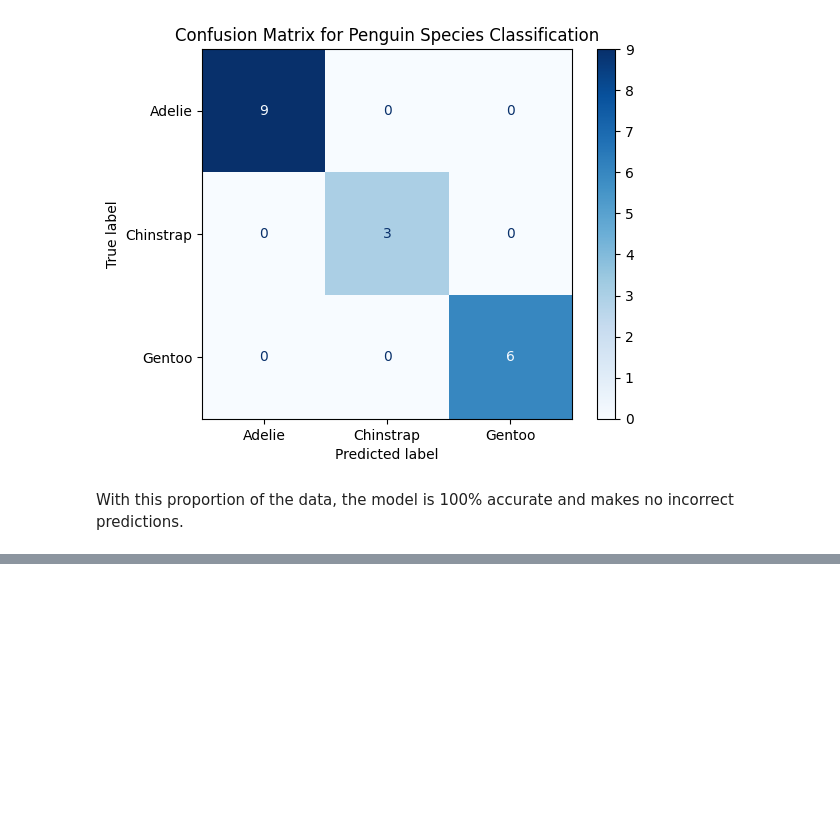
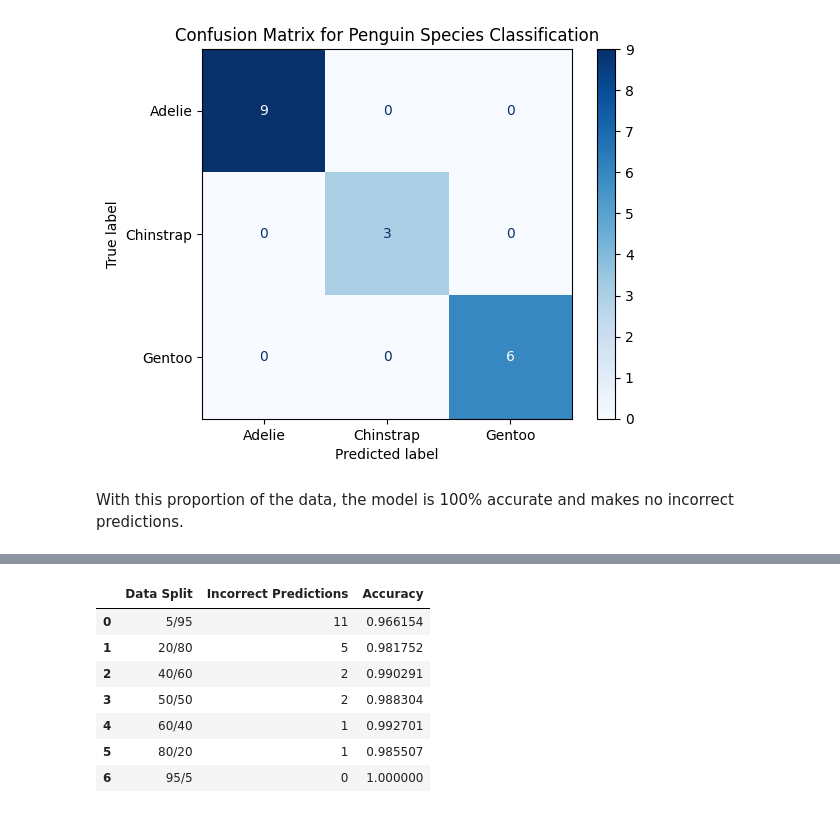
Before and after one commit to up2055783/ACT-Coursework, a Jupyter notebook: py/Q3_folder/03-question-3.ipynb, the cells around one changed output, grey strips where cells are left out. Saved outputs shown, nothing was run; the diff lists cells and outputs as text; code cells hidden in the pictures; blank space fills up the shorter version.

Commit message:
dataframe made for easy comparison

```diff
--- a/py/Q3_folder/03-question-3.ipynb
+++ b/py/Q3_folder/03-question-3.ipynb
@@ -215,6 +232,10 @@ mlp = train_neural_network(x_train_scaled, y_train, hidden_layers=(16,16), epoch
 accuracy, report = evaluate_neural_network(mlp, x_test_scaled, y_test)
 print("Accuracy of the neural network:\n", accuracy) #printing the accuracy
 print("Classification Report:\n", report) #printing the classification report
+
+#appending accuracy score and incorrect predictions to list
+accuracy_score.append(accuracy) #appending accuracy to list
+incorrect_predictions.append(len(y_test) - int(accuracy * len(y_test))) #appending number of incorrect predictions to list
 # %% [output]
 Accuracy of the neural network:
  0.9883040935672515
@@ -256,6 +277,10 @@ mlp = train_neural_network(x_train_scaled, y_train, hidden_layers=(16,16), epoch
 accuracy, report = evaluate_neural_network(mlp, x_test_scaled, y_test)
 print("Accuracy of the neural network:\n", accuracy) #printing the accuracy
 print("Classification Report:\n", report) #printing the classification report
+
+#appending accuracy score and incorrect predictions to list
+accuracy_score.append(accuracy) #appending accuracy to list
+incorrect_predictions.append(len(y_test) - int(accuracy * len(y_test))) #appending number of incorrect predictions to list
 # %% [output]
 Accuracy of the neural network:
  0.9927007299270073
@@ -297,6 +322,10 @@ mlp = train_neural_network(x_train_scaled, y_train, hidden_layers=(16,16), epoch
 accuracy, report = evaluate_neural_network(mlp, x_test_scaled, y_test)
 print("Accuracy of the neural network:\n", accuracy) #printing the accuracy
 print("Classification Report:\n", report) #printing the classification report
+
+#appending accuracy score and incorrect predictions to list
+accuracy_score.append(accuracy) #appending accuracy to list
+incorrect_predictions.append(len(y_test) - int(accuracy * len(y_test))) #appending number of incorrect predictions to list
 # %% [output]
 Accuracy of the neural network:
  0.9855072463768116
@@ -338,6 +367,10 @@ mlp = train_neural_network(x_train_scaled, y_train, hidden_layers=(16,16), epoch
 accuracy, report = evaluate_neural_network(mlp, x_test_scaled, y_test)
 print("Accuracy of the neural network:\n", accuracy) #printing the accuracy
 print("Classification Report:\n", report) #printing the classification report
+
+#appending accuracy score and incorrect predictions to list
+accuracy_score.append(accuracy) #appending accuracy to list
+incorrect_predictions.append(len(y_test) - int(accuracy * len(y_test))) #appending number of incorrect predictions to list
 # %% [output]
 Accuracy of the neural network:
  1.0
@@ -365,0 +401,13 @@ With this proportion of the data, the model is 100% accurate and makes no incorr
+# %%
+#using pandas to create a dataframe of our findings for easy comparisons
+results_df = pd.DataFrame({"Data Split": data_split, "Incorrect Predictions": incorrect_predictions, "Accuracy": accuracy_score, })
+results_df #displaying dataframe
+# %% [output]
+|  | Data Split | Incorrect Predictions | Accuracy |
+| 0 | 5/95 | 11 | 0.966154 |
+| 1 | 20/80 | 5 | 0.981752 |
+| 2 | 40/60 | 2 | 0.990291 |
+| 3 | 50/50 | 2 | 0.988304 |
+| 4 | 60/40 | 1 | 0.992701 |
+| 5 | 80/20 | 1 | 0.985507 |
+| 6 | 95/5 | 0 | 1.000000 |
```
Also changed, not shown: parts of 6 cells of this notebook.
